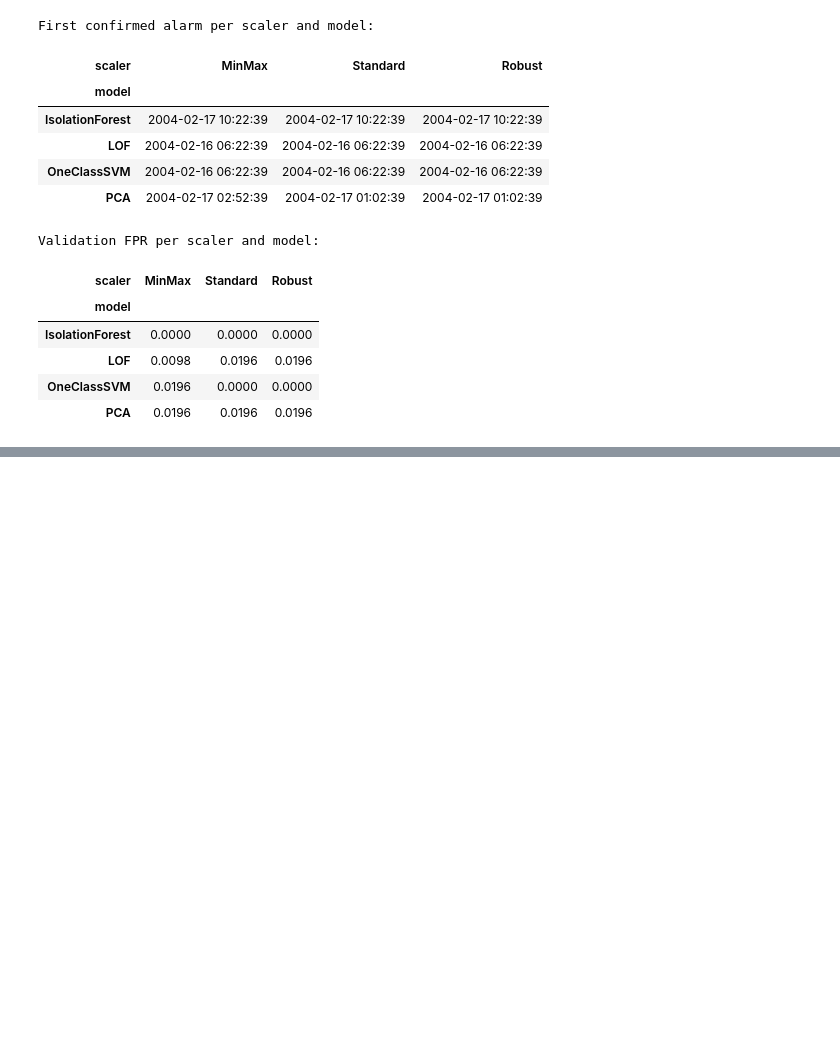
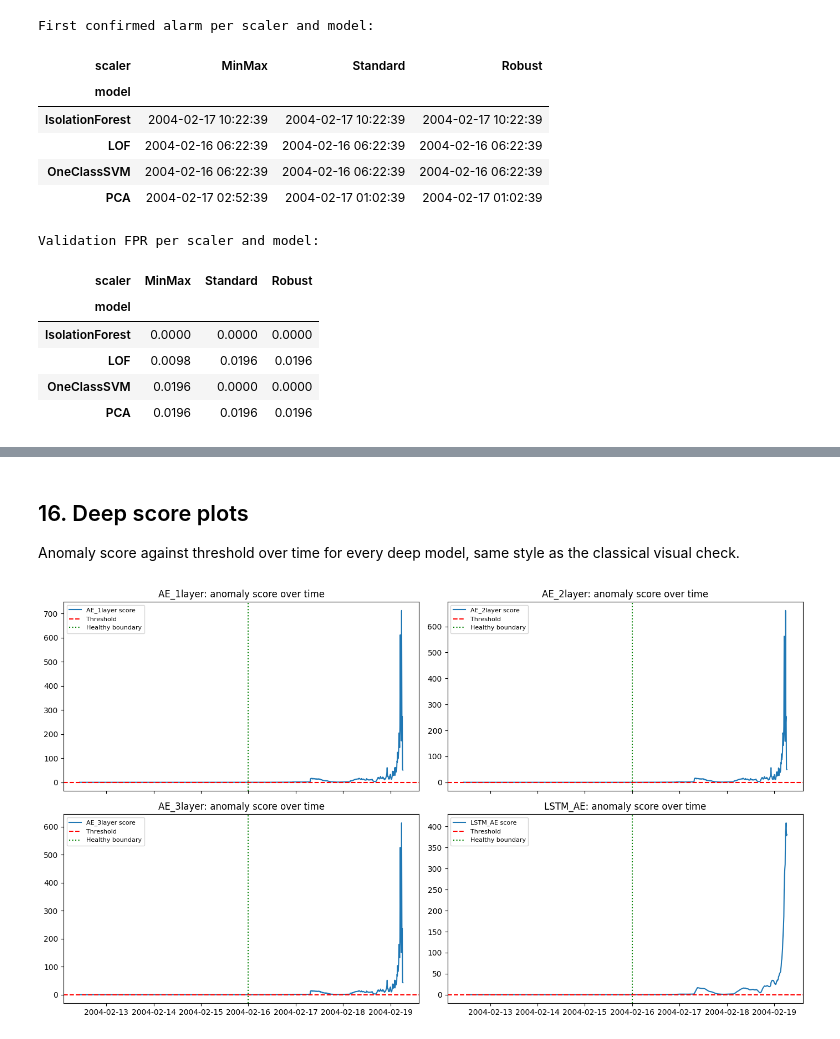
Before and after one commit to maidabiber/anomaly-detection-thesis, a Jupyter notebook: notebooks/analyze_2nd_test.ipynb, the cells around one changed output, grey strips where cells are left out. Cells and saved outputs as stored; diff of their text form; code cells hidden in the pictures; blank space fills up the shorter version.

Commit message:
Add per-bearing analysis, sensitivity and scaler checks, full model comparison

```diff
--- a/notebooks/analyze_2nd_test.ipynb
+++ b/notebooks/analyze_2nd_test.ipynb
@@ -447,0 +455,28 @@ to be chosen.
+# %%
+bearings = ['Bearing_1', 'Bearing_2', 'Bearing_3', 'Bearing_4']
+
+bearing_rows = []
+for b in bearings:
+    cols = [c for c in df.columns if c.startswith(b + '_')]
+    Xtr_b, Xa_b, sc_b = scale_features(df_healthy_train[cols], df[cols])
+    Xva_b = sc_b.transform(df_healthy_val[cols])
+    for name, fit_fn, score_fn in classical:
+        model = fit_fn(Xtr_b)
+        full = pd.Series(score_fn(model, Xa_b), index=df.index)
+        val = score_fn(model, Xva_b)
+        threshold = compute_threshold(val, method="mean_std", n_std=3.0)
+        is_an = full > threshold
+        alarm = first_confirmed_alarm(is_an, window=20)
+        train_end = df_healthy_train.index[-1]
+        val_end = df_healthy.index[-1]
+        fpr_train = float(is_an[(full.index <= train_end)].mean())
+        fpr_val = float(is_an[(full.index > train_end) & (full.index <= val_end)].mean())
+        bearing_rows.append({'bearing': b, 'model': name,
+                             'alarm': (alarm.strftime('%Y-%m-%d %H:%M:%S') if alarm is not None else None),
+                             'fpr_train': round(fpr_train, 4), 'fpr_val': round(fpr_val, 4)})
+
+bear_df = pd.DataFrame(bearing_rows)
+print("First confirmed alarm per bearing and model (None = the model never alarmed):")
+display(bear_df.pivot_table(index='bearing', columns='model', values='alarm', aggfunc='first', observed=True))
+print("False positive rate on VALIDATION per bearing and model (primary, unseen data):")
+display(bear_df.pivot_table(index='bearing', columns='model', values='fpr_val', aggfunc='first', observed=True).style.format('{:.4f}'))
@@ -677,7 +727,8 @@ for name, hidden_layers in architectures.items():
     fpr_val = float(is_anomaly[(df.index > train_end) & (df.index <= val_end)].mean())
     print(f"{name}: first_alarm={alarm}  fpr_train={fpr_train:.4f}  fpr_val={fpr_val:.4f} (primary)")
     print()
-    deep_results[name] = {"scores": scores_series, "threshold": float(threshold),
+    deep_results[name] = {"scores": scores_series, "val_mean": val_mean, "val_std": val_std,
+                          "threshold": float(threshold),
                           "alarm": alarm, "fpr_train": fpr_train, "fpr_val": fpr_val}
 
 WINDOW_SIZE = 10
@@ -705,7 +756,8 @@ lstm_train_end = df_healthy_train.index[-1]
 fpr_train = float(is_anomaly[(lstm_index <= lstm_train_end)].mean())
 fpr_val = float(is_anomaly[(lstm_index > lstm_train_end) & lstm_mask].mean())
 print(f"LSTM_AE: first_alarm={alarm}  fpr_train={fpr_train:.4f}  fpr_val={fpr_val:.4f} (primary)")
-deep_results['LSTM_AE'] = {"scores": lstm_series, "threshold": float(threshold),
+deep_results['LSTM_AE'] = {"scores": lstm_series, "val_mean": val_mean, "val_std": val_std,
+                           "threshold": float(threshold),
                            "alarm": alarm, "fpr_train": fpr_train, "fpr_val": fpr_val}
 # %% [output]
 WARNING:tensorflow:5 out of the last 36 calls to <function TensorFlowTrainer.make_predict_function.<locals>.one_step_on_data_distributed at 0x...> triggered tf.function retracing. Tracing is expensive ...
@@ -727,0 +802,18 @@ LSTM_AE: first_alarm=2004-02-16 06:32:39  fpr_train=0.0100  fpr_val=0.0000 (prim
+# %% [markdown]
+## 16. Deep score plots
+
+Anomaly score against threshold over time for every deep model, same style
+as the classical visual check.
+# %%
+fig, axes = plt.subplots(2, 2, figsize=(14, 8), sharex=True)
+for ax, name in zip(axes.flat, ['AE_1layer', 'AE_2layer', 'AE_3layer', 'LSTM_AE']):
+    s = deep_results[name]['scores']
+    ax.plot(s.index, s.values, label=f"{name} score")
+    ax.axhline(deep_results[name]['threshold'], color='red', linestyle='--', label='Threshold')
+    ax.axvline(HEALTHY_BOUNDARY, color='green', linestyle=':', label='Healthy boundary')
+    ax.set_title(f"{name}: anomaly score over time")
+    ax.legend(fontsize=8)
+plt.tight_layout()
+plt.show()
+# %% [output]
+[figure, added]
```
Also changed, not shown: parts of 11 cells of this notebook.
